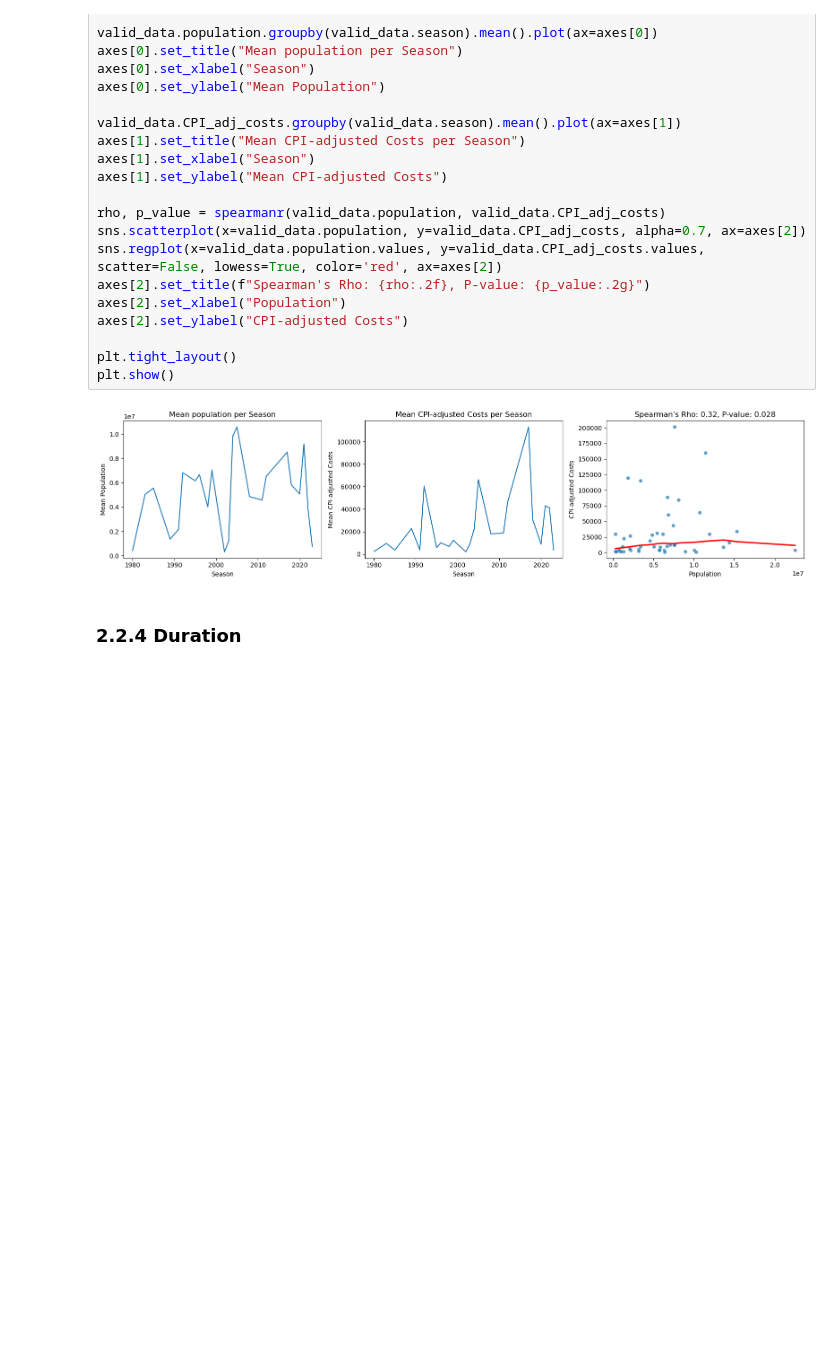
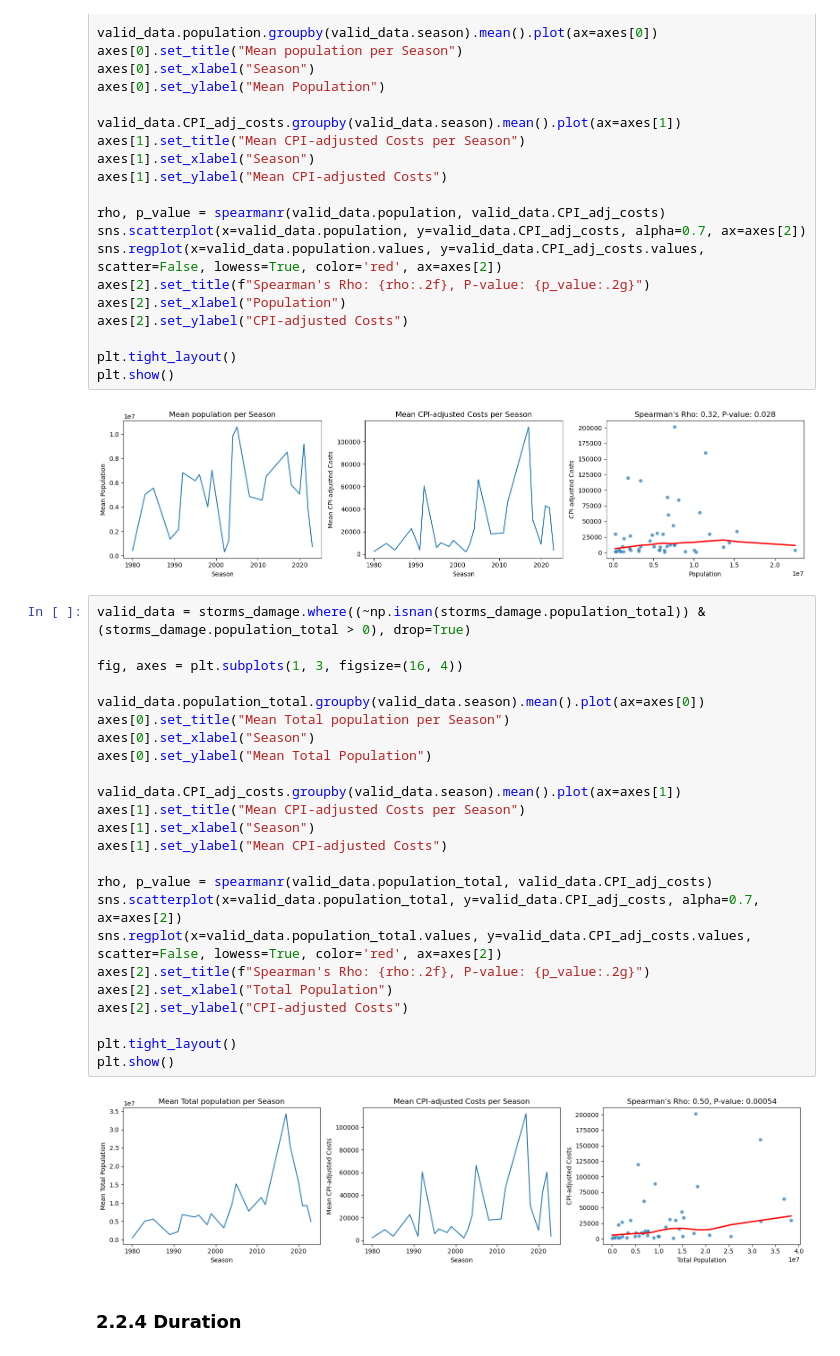
Before and after one commit to spariser/Hurricane_ML_proj_t5, a Jupyter notebook: Project1_Story_0210.ipynb, the cells around one changed output. Cells and saved outputs as stored; diff of their text form; blank space fills up the shorter version.

```diff
--- a/Project1_Story_0210.ipynb
+++ b/Project1_Story_0210.ipynb
@@ -1133,6 +1149,32 @@ plt.tight_layout()
 plt.show()
 # %% [output]
 [figure]
+# %%
+valid_data = storms_damage.where((~np.isnan(storms_damage.population_total)) & (storms_damage.population_total > 0), drop=True)
+
+fig, axes = plt.subplots(1, 3, figsize=(16, 4))
+
+valid_data.population_total.groupby(valid_data.season).mean().plot(ax=axes[0])
+axes[0].set_title("Mean Total population per Season")
+axes[0].set_xlabel("Season")
+axes[0].set_ylabel("Mean Total Population")
+
+valid_data.CPI_adj_costs.groupby(valid_data.season).mean().plot(ax=axes[1])
+axes[1].set_title("Mean CPI-adjusted Costs per Season")
+axes[1].set_xlabel("Season")
+axes[1].set_ylabel("Mean CPI-adjusted Costs")
+
+rho, p_value = spearmanr(valid_data.population_total, valid_data.CPI_adj_costs)
+sns.scatterplot(x=valid_data.population_total, y=valid_data.CPI_adj_costs, alpha=0.7, ax=axes[2])
+sns.regplot(x=valid_data.population_total.values, y=valid_data.CPI_adj_costs.values, scatter=False, lowess=True, color='red', ax=axes[2])
+axes[2].set_title(f"Spearman's Rho: {rho:.2f}, P-value: {p_value:.2g}")
+axes[2].set_xlabel("Total Population")
+axes[2].set_ylabel("CPI-adjusted Costs")
+
+plt.tight_layout()
+plt.show()
+# %% [output]
+[figure, added]
 # %% [markdown]
 ### 2.2.4 Duration
 # %%
```
Also changed, not shown: parts of 11 cells of this notebook.
